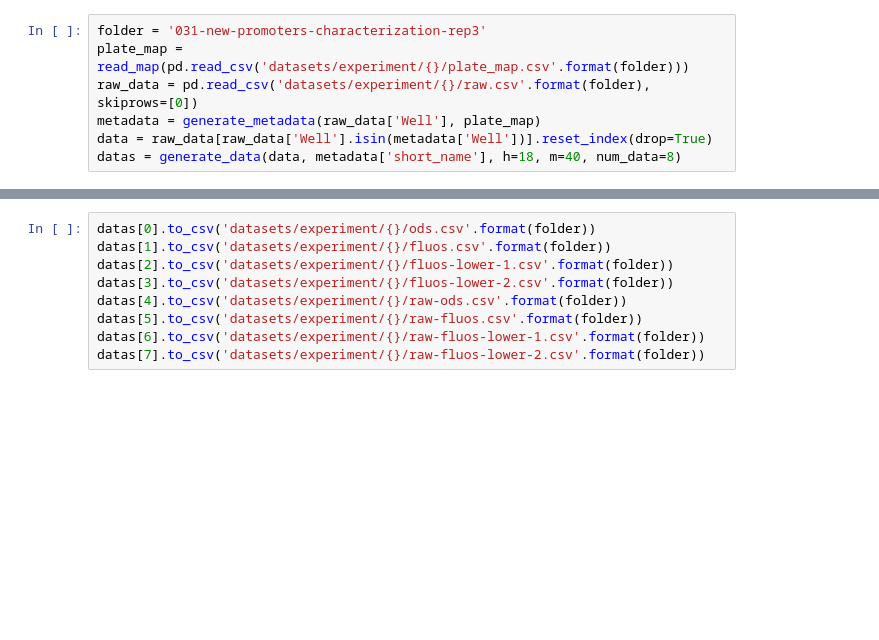
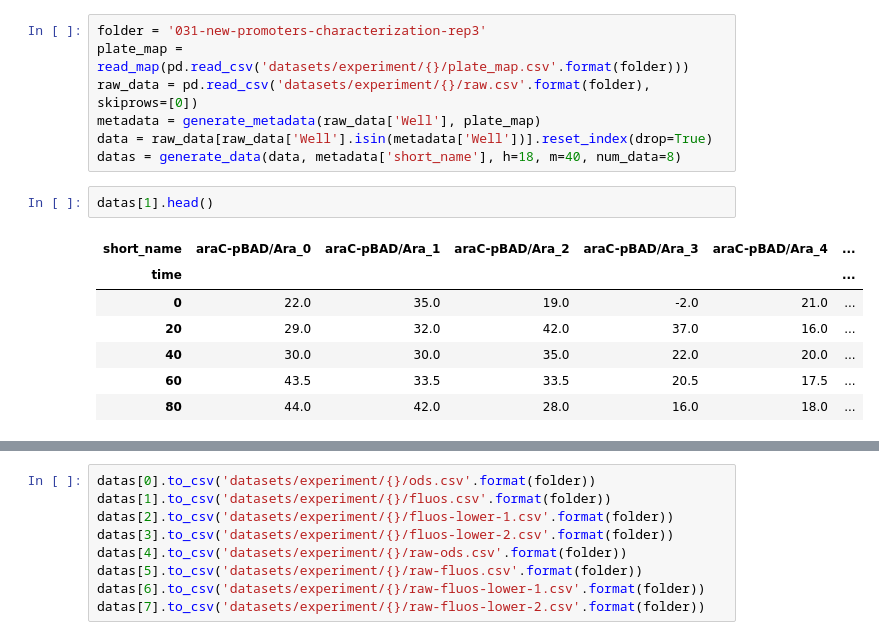
Before and after one commit to rmardian/intein-based-circuits, a Jupyter notebook: Data Preprocessing - Updated.ipynb, the cells around one changed output, grey strips where cells are left out. Drawn from its saved outputs; the diff is of its cells as text; blank space fills up the shorter version.

```diff
--- a/Data Preprocessing - Updated.ipynb
+++ b/Data Preprocessing - Updated.ipynb
@@ -99,3 +99,13 @@ raw_data = pd.read_csv('datasets/experiment/{}/raw.csv'.format(folder), skiprows
 metadata = generate_metadata(raw_data['Well'], plate_map)
 data = raw_data[raw_data['Well'].isin(metadata['Well'])].reset_index(drop=True)
 datas = generate_data(data, metadata['short_name'], h=18, m=40, num_data=8)
+# %%
+datas[1].head()
+# %% [output]
+| short_name | araC-pBAD/Ara_0 | araC-pBAD/Ara_1 | araC-pBAD/Ara_2 | araC-pBAD/Ara_3 | araC-pBAD/Ara_4 | ... |
+| time |  |  |  |  |  | ... |
+| 0 | 22.0 | 35.0 | 19.0 | -2.0 | 21.0 | ... |
+| 20 | 29.0 | 32.0 | 42.0 | 37.0 | 16.0 | ... |
+| 40 | 30.0 | 30.0 | 35.0 | 22.0 | 20.0 | ... |
+| 60 | 43.5 | 33.5 | 33.5 | 20.5 | 17.5 | ... |
+| 80 | 44.0 | 42.0 | 28.0 | 16.0 | 18.0 | ... |
```
Also changed, not shown: parts of 1 cell of this notebook, 35 other files.
